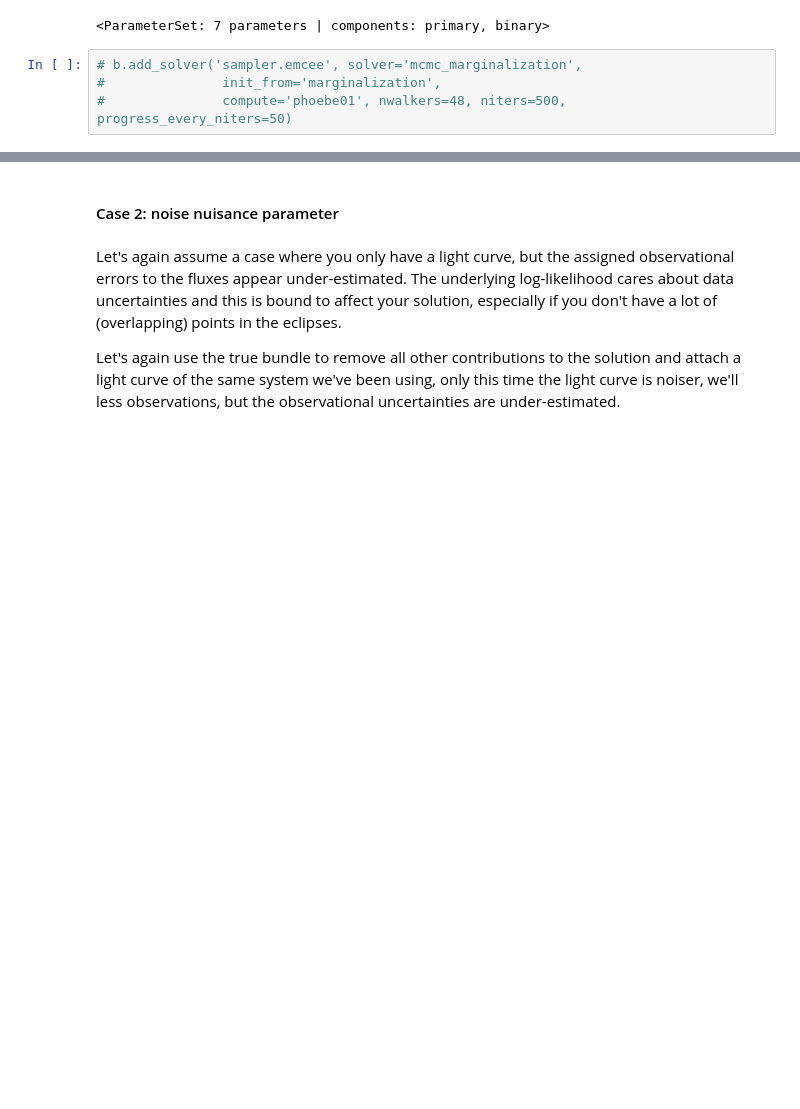
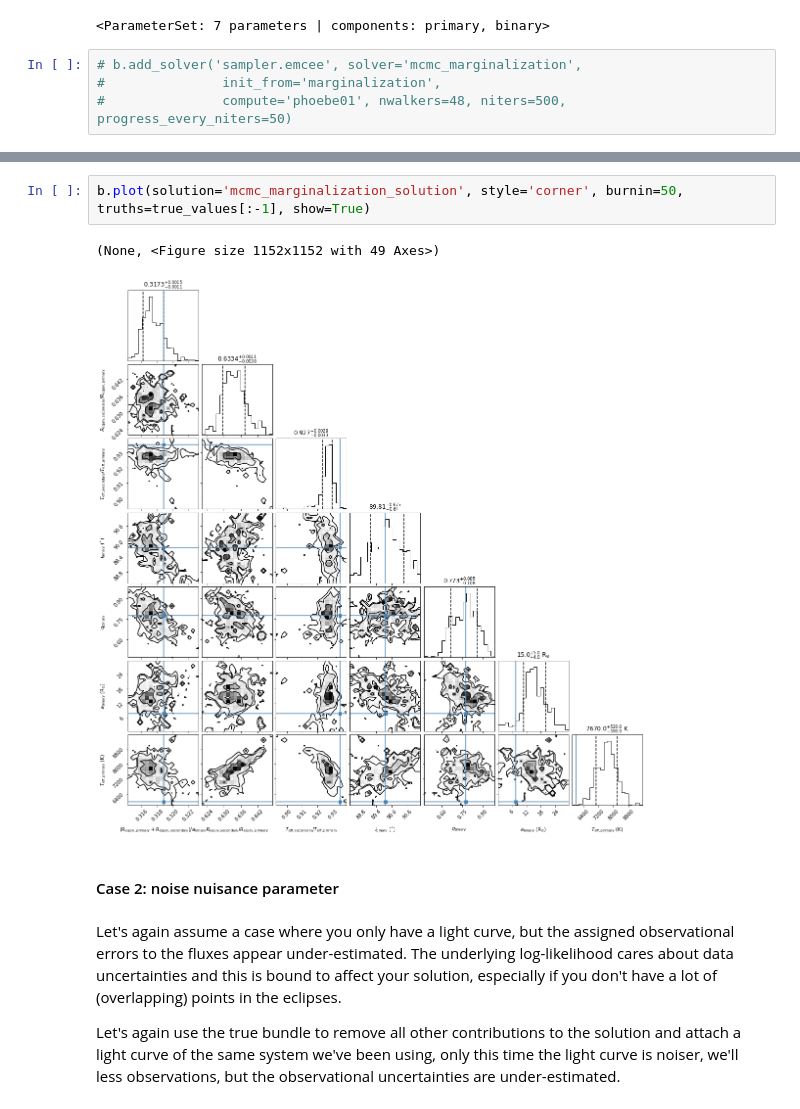
Before and after one commit to phoebe-project/phoebe2-workshop, a Jupyter notebook: 2021june/Tutorial_marginalization.ipynb, the cells around one changed output, grey strips where cells are left out. Drawn from its saved outputs; the diff is of its cells as text; blank space fills up the shorter version.

```diff
--- a/2021june/Tutorial_marginalization.ipynb
+++ b/2021june/Tutorial_marginalization.ipynb
@@ -124,3 +128,8 @@ ValueError: job has not yet produced any output, with the following log:
+# %%
+b.plot(solution='mcmc_marginalization_solution', style='corner', burnin=50, truths=true_values[:-1], show=True)
+# %% [output]
+(None, <Figure size 1152x1152 with 49 Axes>)
+[figure, added]
 # %% [markdown]
 #### Case 2: noise nuisance parameter
 # %% [markdown]
```
Also changed, not shown: parts of 18 cells of this notebook, 3 other files.
